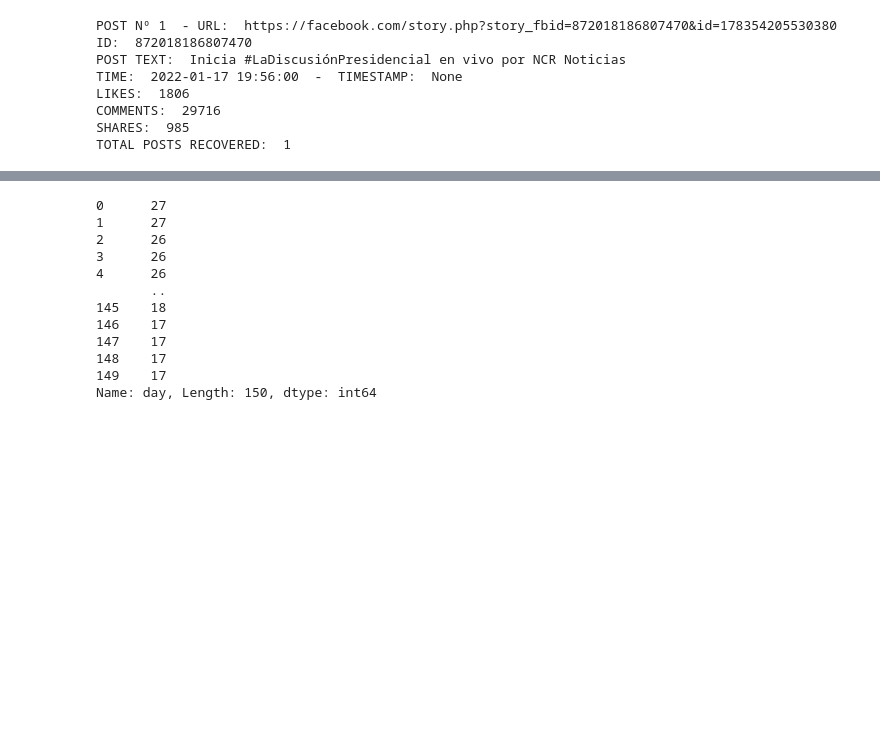
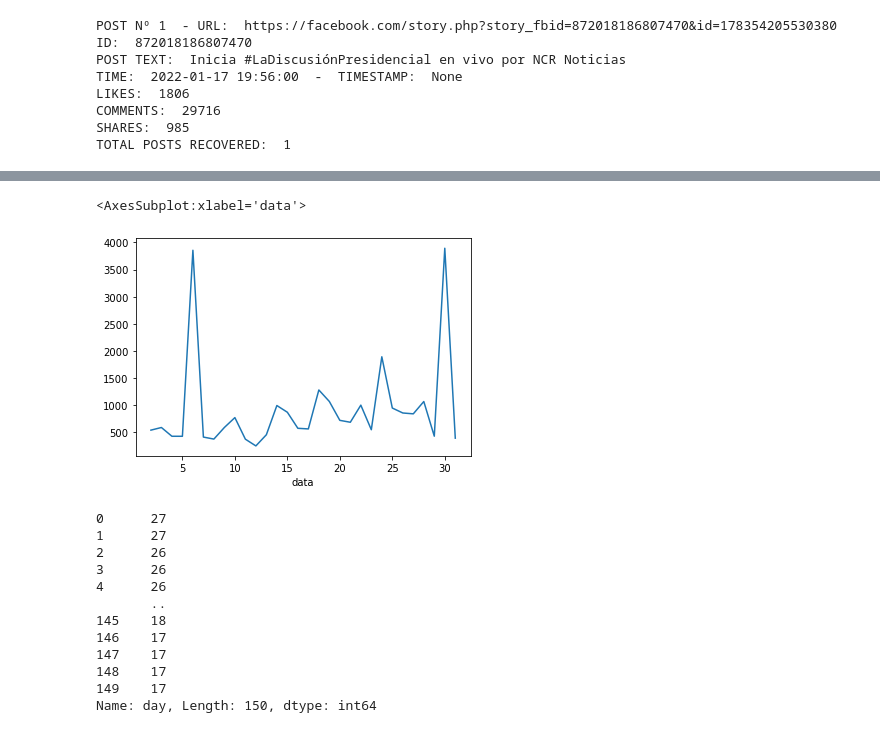
Before and after one commit to rafaelmata357/Daily-coding, a Jupyter notebook: facebook_scrapper.ipynb, the cells around one changed output, grey strips where cells are left out. Cells and saved outputs as stored; diff of their text form; code cells hidden in the pictures; blank space fills up the shorter version.

```diff
--- a/facebook_scrapper.ipynb
+++ b/facebook_scrapper.ipynb
@@ -170,3 +172,8 @@ TOTAL POSTS RECOVERED:  150
+# %%
+df.groupby('data')['likes'].mean().plot()
+# %% [output]
+<AxesSubplot:xlabel='data'>
+[figure, added]
 # %%
 df_final_4.to_csv('Cuarto_1_candidatos.csv')
 # %%
```
Also changed, not shown: parts of 4 cells of this notebook.
